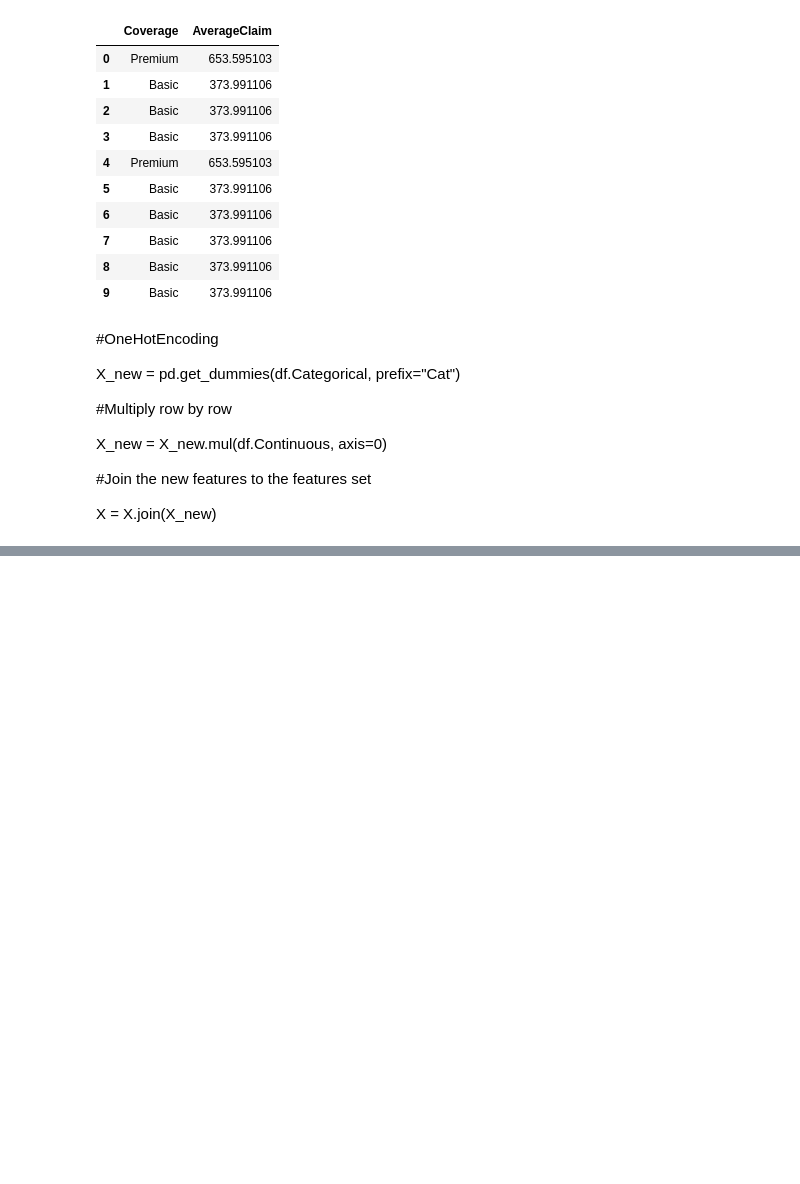
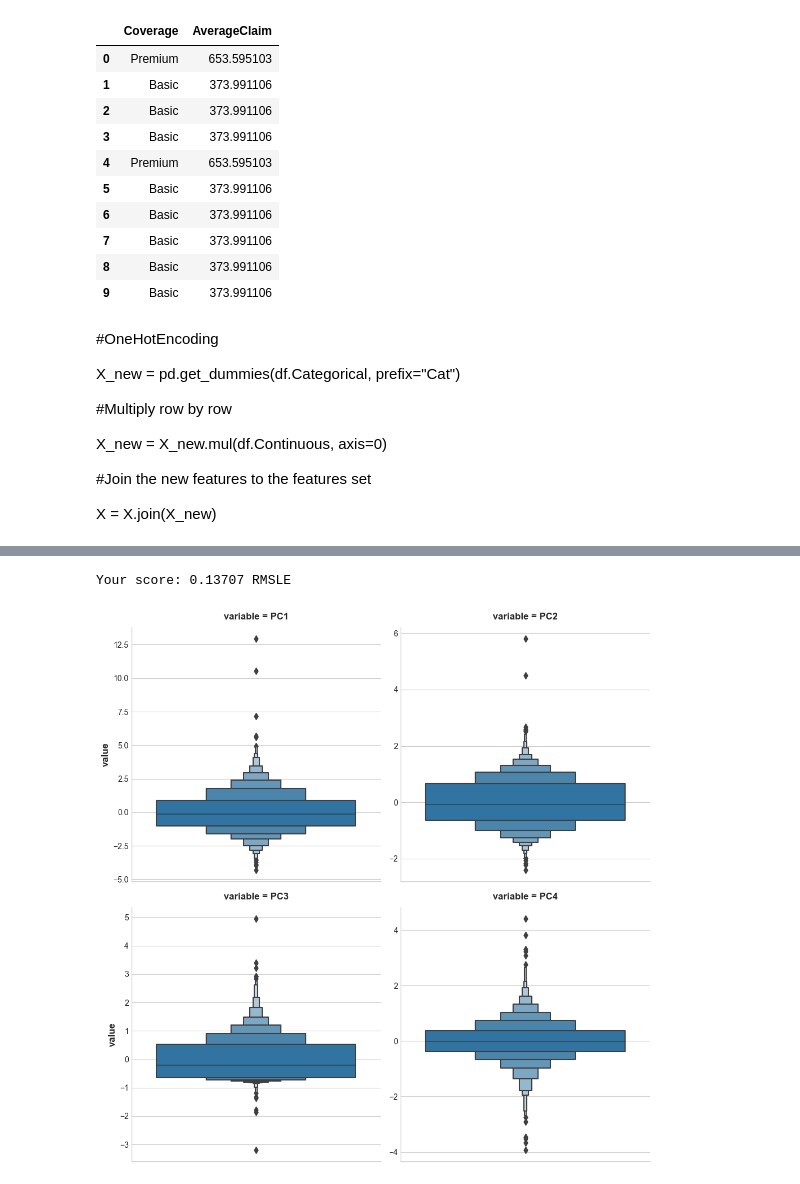
Before and after one commit to TheSeer507/MLJourney, a Jupyter notebook: Feature Engineering.ipynb, the cells around one changed output, grey strips where cells are left out. Saved outputs shown, nothing was run; the diff lists cells and outputs as text; code cells hidden in the pictures; blank space fills up the shorter version.

```diff
--- a/Feature Engineering.ipynb
+++ b/Feature Engineering.ipynb
@@ -615,0 +710,8 @@ score_dataset(X,y)
+# %%
+loadings = pd.DataFrame(
+    pca.components_.T, #transpose the matrix of loadings
+    columns=component_names, # so the columns are the principal components
+    index=X.columns, #and the rows are the original features
+)
+
+loadings
@@ -615,0 +859,10 @@ score_dataset(X,y)
+# %%
+features = [
+    "GarageArea",
+    "YearRemodAdd",
+    "TotalBsmtSF",
+    "GrLivArea",
+]
+
+print("Correlation with SalePrice:\n")
+print(df[features].corrwith(df.SalePrice))
@@ -615,0 +877,8 @@ score_dataset(X,y)
+# %%
+X = df.copy()
+y = X.pop("SalePrice")
+X = X.loc[:, features]
+
+# `apply_pca`, defined above, reproduces the code from the tutorial
+pca, X_pca, loadings = apply_pca(X)
+print(loadings)
@@ -615,0 +895,21 @@ score_dataset(X,y)
+# %%
+X = df.copy()
+y = X.pop("SalePrice")
+
+X = X.join(X_pca)
+
+score = score_dataset(X, y)
+print(f"Your score: {score:.5f} RMSLE")
+# %% [output]
+Your score: 0.13707 RMSLE
+# %%
+sns.catplot(
+    y="value",
+    col="variable",
+    data=X_pca.melt(),
+    kind='boxen',
+    sharey=False,
+    col_wrap=2,
+);
+# %% [output]
+[figure, added]
```
Also changed, not shown: parts of 76 cells of this notebook.
